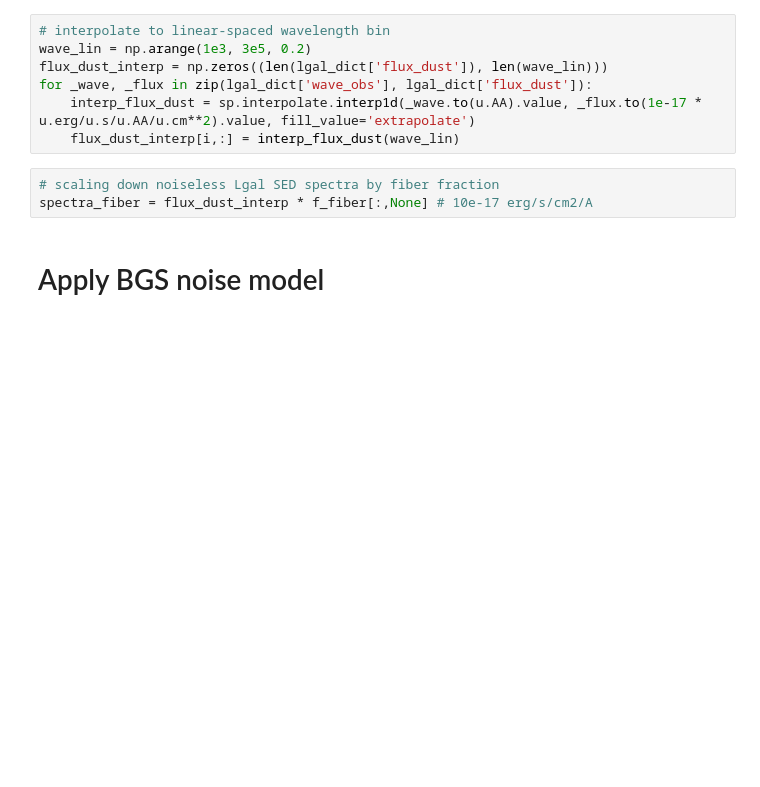
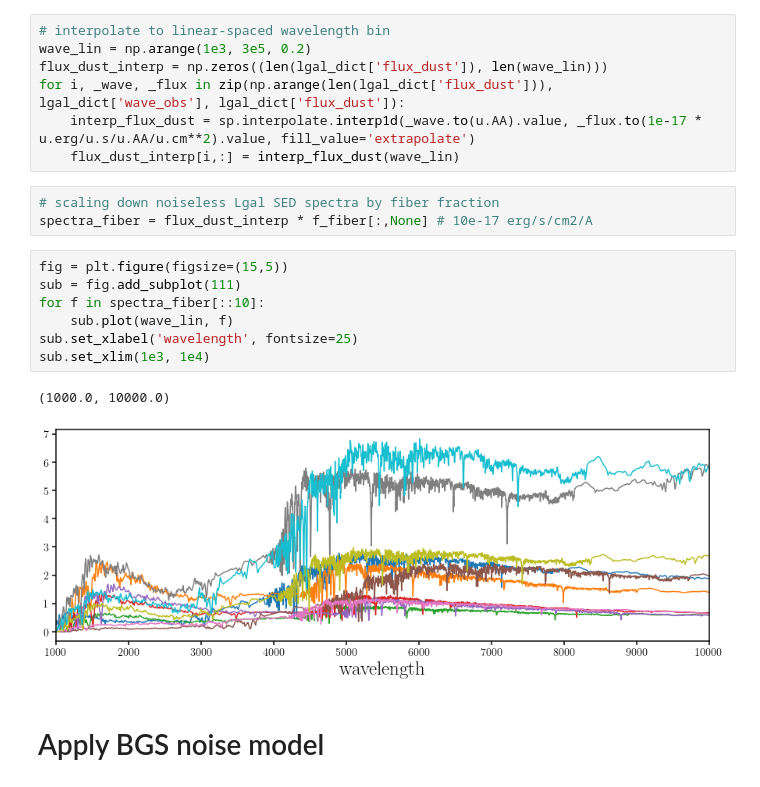
Before and after one commit to changhoonhahn/gqp_mc, a Jupyter notebook: nb/lgal_fm.ipynb, the cells around one changed output. Saved outputs shown, nothing was run; the diff lists cells and outputs as text; blank space fills up the shorter version.

Commit message:
fixed bug in lgal fm

```diff
--- a/nb/lgal_fm.ipynb
+++ b/nb/lgal_fm.ipynb
@@ -175,12 +175,22 @@ photo_rfiber_meas = photo_rfiber_true + photo_rivar_fiber**-0.5 * np.random.rand
 # interpolate to linear-spaced wavelength bin
 wave_lin = np.arange(1e3, 3e5, 0.2)
 flux_dust_interp = np.zeros((len(lgal_dict['flux_dust']), len(wave_lin)))
-for _wave, _flux in zip(lgal_dict['wave_obs'], lgal_dict['flux_dust']):
+for i, _wave, _flux in zip(np.arange(len(lgal_dict['flux_dust'])), lgal_dict['wave_obs'], lgal_dict['flux_dust']):
     interp_flux_dust = sp.interpolate.interp1d(_wave.to(u.AA).value, _flux.to(1e-17 * u.erg/u.s/u.AA/u.cm**2).value, fill_value='extrapolate')
     flux_dust_interp[i,:] = interp_flux_dust(wave_lin)
 # %%
 # scaling down noiseless Lgal SED spectra by fiber fraction
 spectra_fiber = flux_dust_interp * f_fiber[:,None] # 10e-17 erg/s/cm2/A
+# %%
+fig = plt.figure(figsize=(15,5))
+sub = fig.add_subplot(111)
+for f in spectra_fiber[::10]:
+    sub.plot(wave_lin, f)
+sub.set_xlabel('wavelength', fontsize=25)
+sub.set_xlim(1e3, 1e4)
+# %% [output]
+(1000.0, 10000.0)
+[figure, added]
 # %% [markdown]
 # Apply BGS noise model
 # %%
```
Also changed, not shown: parts of 3 cells of this notebook.
